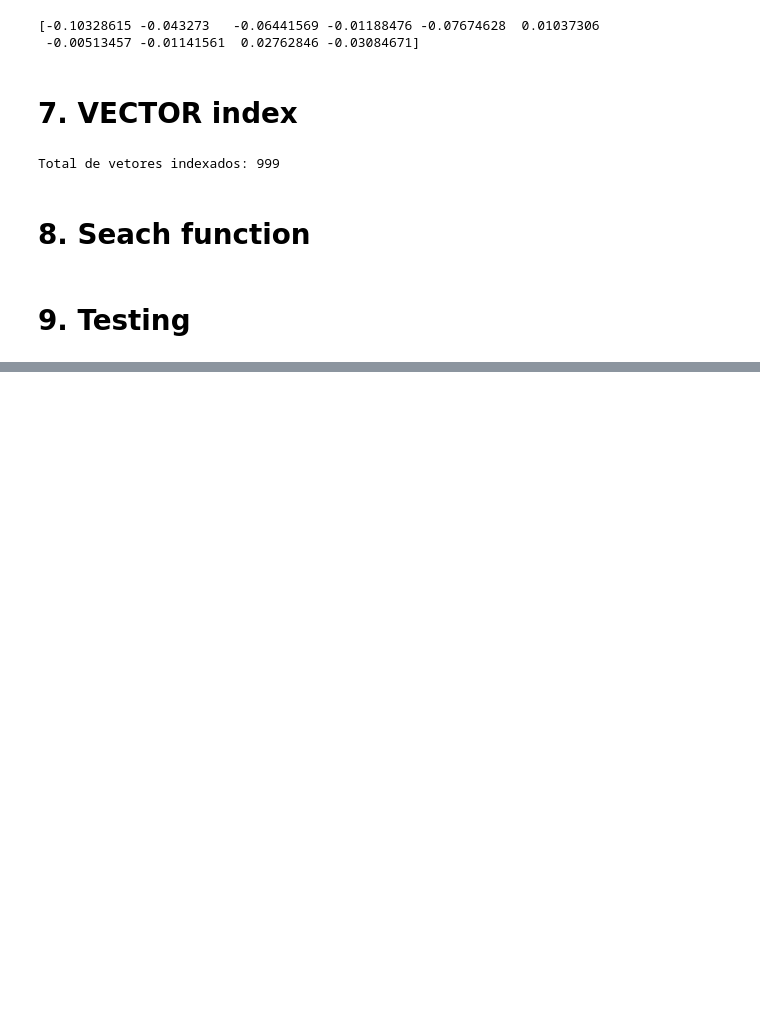
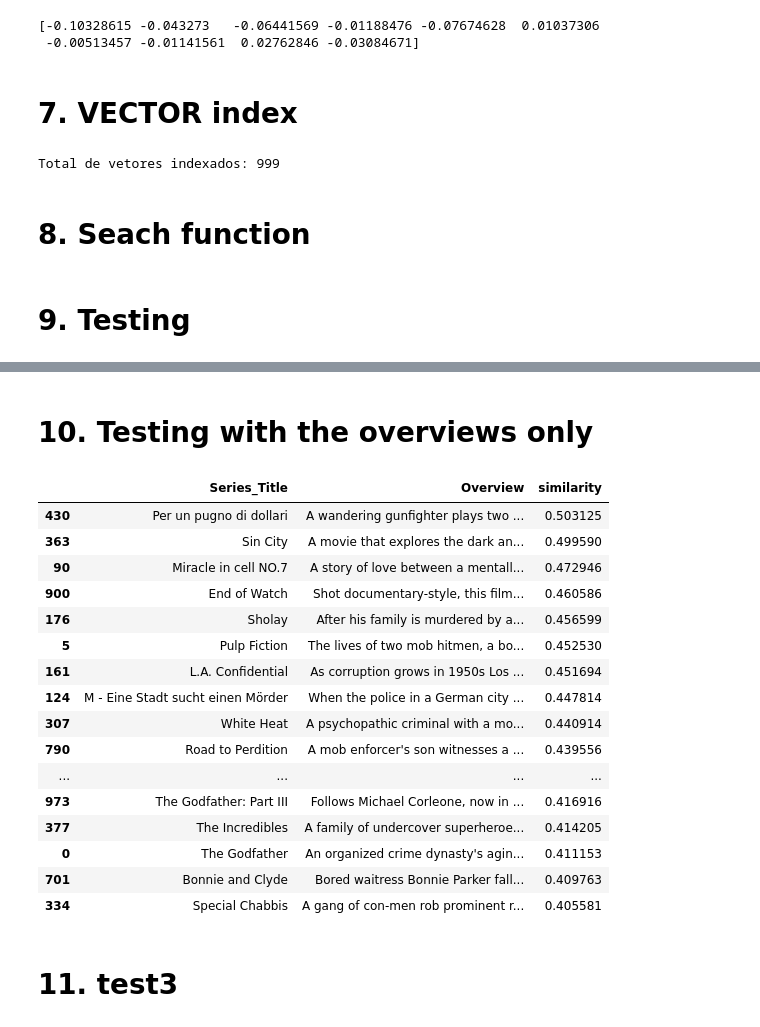
Before and after one commit to rafaelpd887/Movies-RAG, a Jupyter notebook: 01_data_preparation.ipynb, the cells around one changed output, grey strips where cells are left out. Cells and saved outputs as stored; diff of their text form; code cells hidden in the pictures; blank space fills up the shorter version.

```diff
--- a/01_data_preparation.ipynb
+++ b/01_data_preparation.ipynb
@@ -155,3 +201,55 @@ display(results)
 | 957 | Funny Games | Crime, Drama, Thriller | Two violent young men take a moth... | 0.464549 |
 | 334 | Special Chabbis | Crime, Drama, Thriller | A gang of con-men rob prominent r... | 0.463871 |
 | 973 | The Godfather: Part III | Crime, Drama | Follows Michael Corleone, now in ... | 0.463803 |
+# %% [markdown]
+# 10. Testing with the overviews only
+# %%
+overview_embeddings = model.encode(
+    movies["Overview"].tolist(),
+    batch_size=32,
+    show_progress_bar=True,
+    normalize_embeddings=True
+).astype("float32")
+# %%
+overview_index = faiss.IndexFlatIP(
+    overview_embeddings.shape[1]
+)
+
+overview_index.add(overview_embeddings)
+# %%
+query = "Movies about organized crime families"
+
+query_embedding = model.encode(
+    [query],
+    normalize_embeddings=True
+).astype("float32")
+
+scores, indices = overview_index.search(query_embedding, 20)
+
+overview_results = movies.iloc[indices[0]][
+    ["Series_Title", "Overview"]
+].copy()
+
+overview_results["similarity"] = scores[0]
+
+display(overview_results)
+# %% [output]
+|  | Series_Title | Overview | similarity |
+| 430 | Per un pugno di dollari | A wandering gunfighter plays two ... | 0.503125 |
+| 363 | Sin City | A movie that explores the dark an... | 0.499590 |
+| 90 | Miracle in cell NO.7 | A story of love between a mentall... | 0.472946 |
+| 900 | End of Watch | Shot documentary-style, this film... | 0.460586 |
+| 176 | Sholay | After his family is murdered by a... | 0.456599 |
+| 5 | Pulp Fiction | The lives of two mob hitmen, a bo... | 0.452530 |
+| 161 | L.A. Confidential | As corruption grows in 1950s Los ... | 0.451694 |
+| 124 | M - Eine Stadt sucht einen Mörder | When the police in a German city ... | 0.447814 |
+| 307 | White Heat | A psychopathic criminal with a mo... | 0.440914 |
+| 790 | Road to Perdition | A mob enforcer's son witnesses a ... | 0.439556 |
+| ... | ... | ... | ... |
+| 973 | The Godfather: Part III | Follows Michael Corleone, now in ... | 0.416916 |
+| 377 | The Incredibles | A family of undercover superheroe... | 0.414205 |
+| 0 | The Godfather | An organized crime dynasty's agin... | 0.411153 |
+| 701 | Bonnie and Clyde | Bored waitress Bonnie Parker fall... | 0.409763 |
+| 334 | Special Chabbis | A gang of con-men rob prominent r... | 0.405581 |
+# %% [markdown]
+# 11. test3
```
Also changed, not shown: parts of 17 cells of this notebook, 3 other files.
